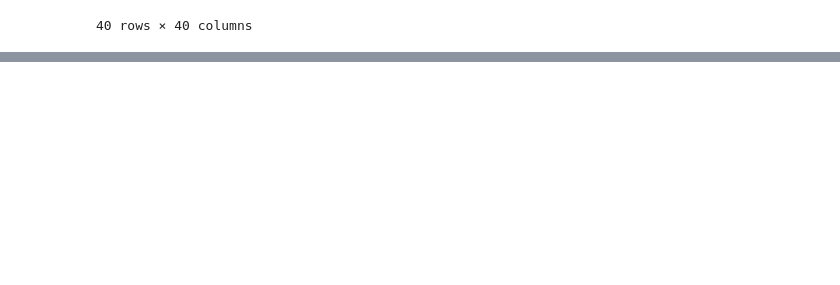
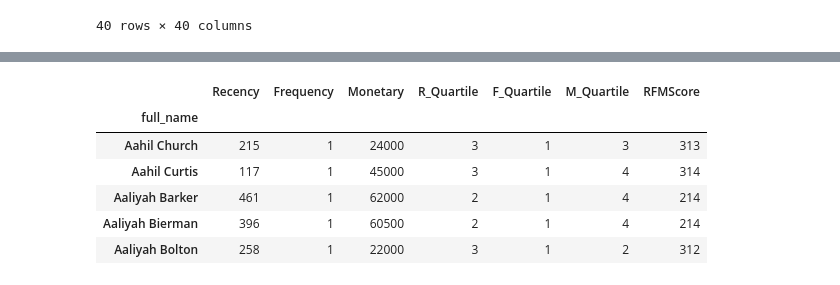
Before and after one commit to LeraBirulya/final_project, a Jupyter notebook: project_.ipynb, the cells around one changed output, grey strips where cells are left out. Drawn from its saved outputs; the diff is of its cells as text; code cells hidden in the pictures; blank space fills up the shorter version.

```diff
--- a/project_.ipynb
+++ b/project_.ipynb
@@ -768,0 +754,8 @@ df_abc = df.groupby('CustomerID', as_index = False).agg({'total_sum': 'sum'}).so
+# %%
+last_date = df.date.max()
+rfmTable = df.reset_index().groupby('full_name').agg({'date': lambda x: (last_date - x.max()).days,
+                                                 'car_id': lambda x: len(x),
+                                                 'price': lambda x: x.sum()})
+rfmTable.rename(columns={'date': 'Recency',
+                          'car_id': 'Frequency',
+                          'price': 'Monetary'}, inplace=True)
@@ -768,0 +779,3 @@ df_abc = df.groupby('CustomerID', as_index = False).agg({'total_sum': 'sum'}).so
+# %%
+quantiles = rfmTable.quantile(q=[0.25,0.5,0.75])
+quantiles
@@ -768,0 +793,25 @@ df_abc = df.groupby('CustomerID', as_index = False).agg({'total_sum': 'sum'}).so
+# %%
+def RScore(x,p,d):
+    if x <= d[p][0.25]:
+        return 4
+    elif x <= d[p][0.50]:
+        return 3
+    elif x <= d[p][0.75]:
+        return 2
+    else:
+        return 1
+# Arguments (x = value, p = recency, monetary_value, frequency, k = quartiles dict)
+def FMScore(x,p,d):
+    if x <= d[p][0.25]:
+        return 1
+    elif x <= d[p][0.50]:
+        return 2
+    elif x <= d[p][0.75]:
+        return 3
+    else:
+        return 4
+# %%
+rfm_segmentation = rfmTable
+rfm_segmentation['R_Quartile'] = rfm_segmentation['Recency'].apply(RScore, args=('Recency',quantiles,))
+rfm_segmentation['F_Quartile'] = rfm_segmentation['Frequency'].apply(FMScore, args=('Frequency',quantiles,))
+rfm_segmentation['M_Quartile'] = rfm_segmentation['Monetary'].apply(FMScore, args=('Monetary',quantiles,))
@@ -768,0 +835,13 @@ df_abc = df.groupby('CustomerID', as_index = False).agg({'total_sum': 'sum'}).so
+# %%
+rfm_segmentation['RFMScore'] = rfm_segmentation.R_Quartile.map(str) \
+                            + rfm_segmentation.F_Quartile.map(str) \
+                            + rfm_segmentation.M_Quartile.map(str)
+rfm_segmentation.head()
+# %% [output]
+|  | Recency | Frequency | Monetary | R_Quartile | F_Quartile | M_Quartile | RFMScore |
+| full_name |  |  |  |  |  |  |  |
+| Aahil Church | 215 | 1 | 24000 | 3 | 1 | 3 | 313 |
+| Aahil Curtis | 117 | 1 | 45000 | 3 | 1 | 4 | 314 |
+| Aaliyah Barker | 461 | 1 | 62000 | 2 | 1 | 4 | 214 |
+| Aaliyah Bierman | 396 | 1 | 60500 | 2 | 1 | 4 | 214 |
+| Aaliyah Bolton | 258 | 1 | 22000 | 3 | 1 | 2 | 312 |
```
Also changed, not shown: parts of 35 cells of this notebook, 3 other files.
